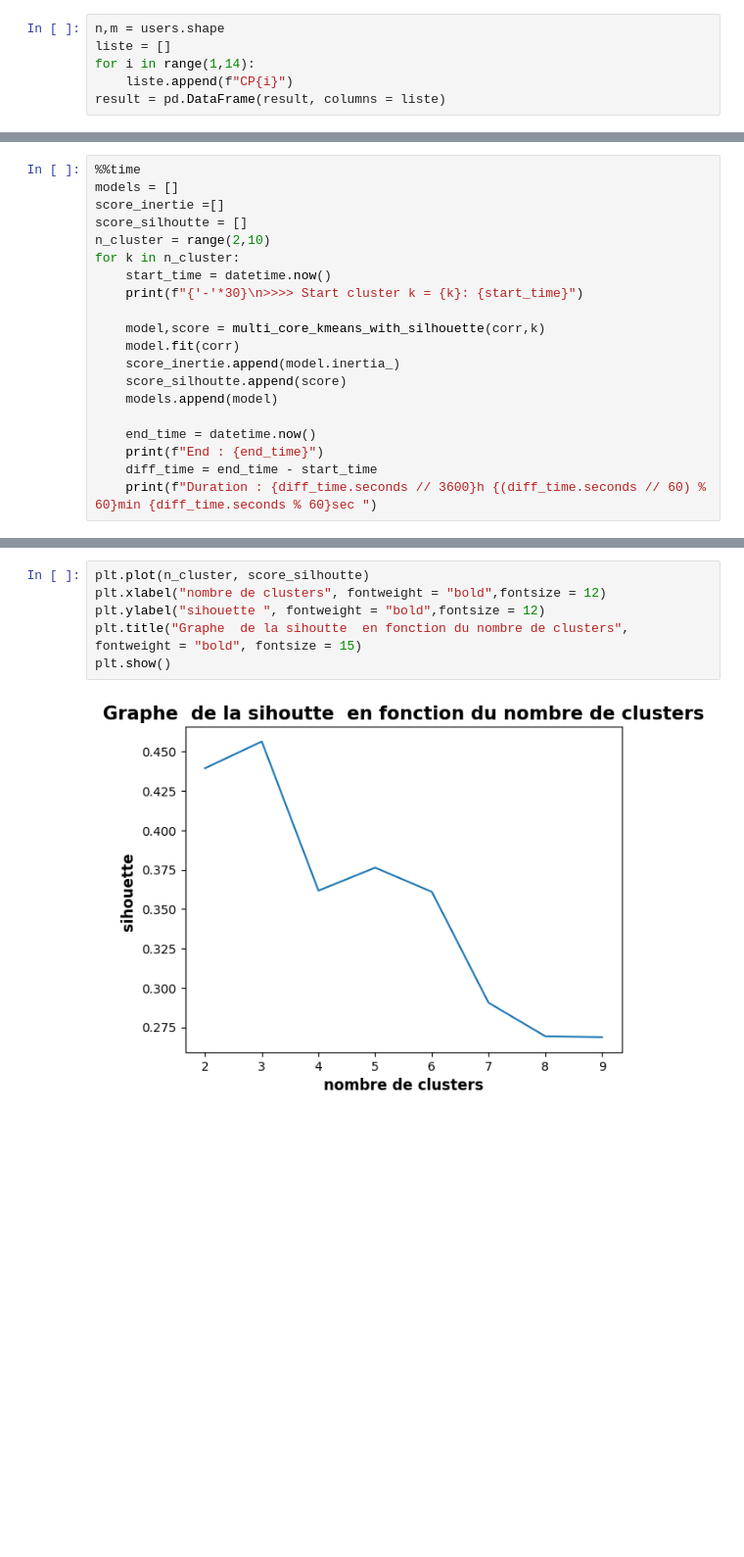
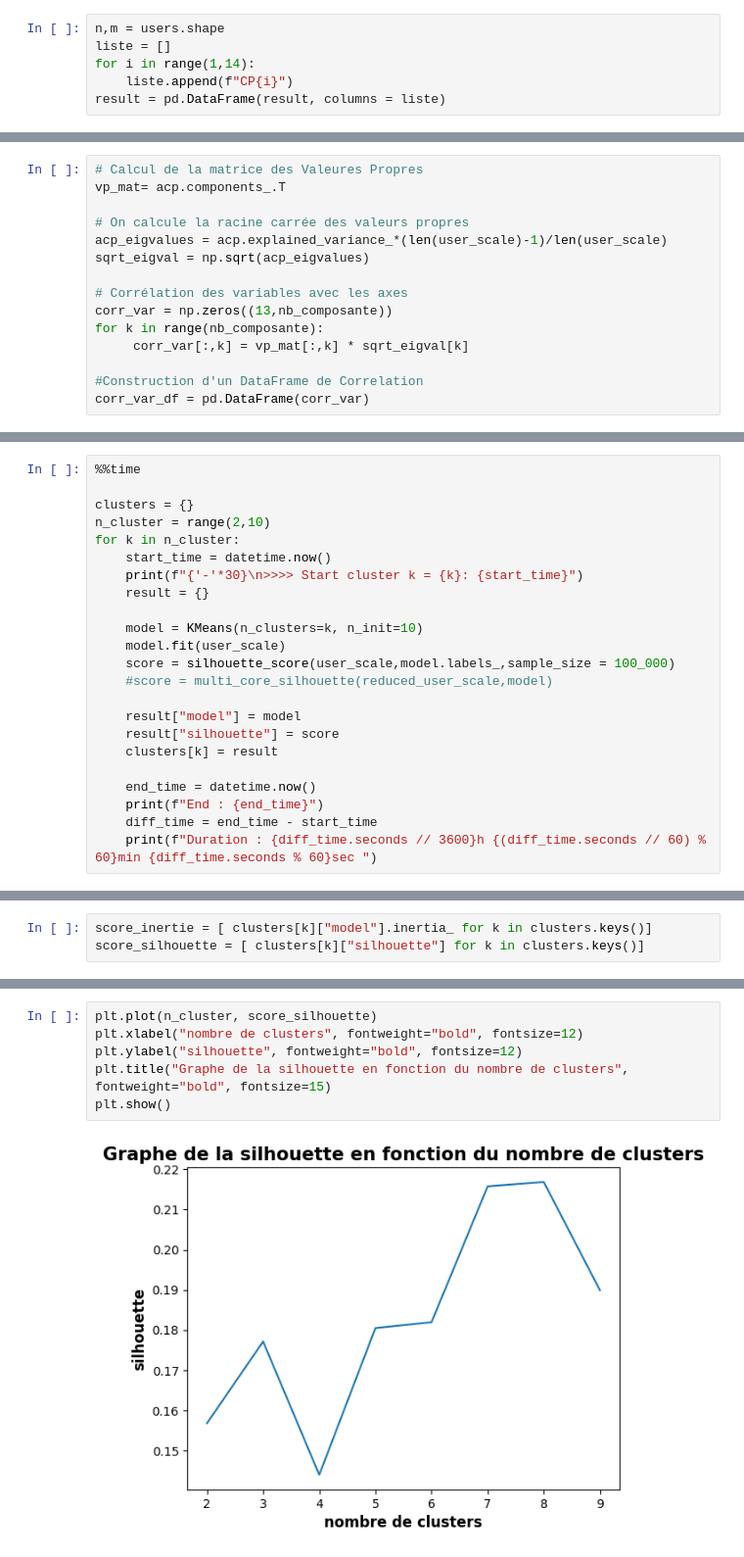
Before and after one commit to Antoine-ValentinCharpentier/Tweet-Analysis, a Jupyter notebook: scripts/utils/acpClustering.ipynb, the cells around one changed output, grey strips where cells are left out. Shown at 98% size. Cells and saved outputs as stored; diff of their text form; blank space fills up the shorter version.

```diff
--- a/scripts/utils/acpClustering.ipynb
+++ b/scripts/utils/acpClustering.ipynb
@@ -175,0 +207,15 @@ corr = acp.fit_transform(users)
+# %%
+# Calcul de la matrice des Valeures Propres
+vp_mat= acp.components_.T
+
+# On calcule la racine carrée des valeurs propres
+acp_eigvalues = acp.explained_variance_*(len(user_scale)-1)/len(user_scale)
+sqrt_eigval = np.sqrt(acp_eigvalues)
+
+# Corrélation des variables avec les axes
+corr_var = np.zeros((13,nb_composante))
+for k in range(nb_composante):
+     corr_var[:,k] = vp_mat[:,k] * sqrt_eigval[k]
+
+#Construction d'un DataFrame de Correlation
+corr_var_df = pd.DataFrame(corr_var)
@@ -176,18 +359,21 @@ corr = acp.fit_transform(users)
 # %%
 %%time
-models = []
-score_inertie =[]
-score_silhoutte = []
+
+clusters = {}
 n_cluster = range(2,10)
 for k in n_cluster:
     start_time = datetime.now()
     print(f"{'-'*30}\n>>>> Start cluster k = {k}: {start_time}")
+    result = {}
 
-    model,score = multi_core_kmeans_with_silhouette(corr,k)
-    model.fit(corr)
-    score_inertie.append(model.inertia_)
-    score_silhoutte.append(score)
-    models.append(model)
+    model = KMeans(n_clusters=k, n_init=10)
+    model.fit(user_scale)
+    score = silhouette_score(user_scale,model.labels_,sample_size = 100_000)
+    #score = multi_core_silhouette(reduced_user_scale,model)
+
+    result["model"] = model
+    result["silhouette"] = score
+    clusters[k] = result
 
     end_time = datetime.now()
     print(f"End : {end_time}")
@@ -214 +400,4 @@ Wall time: 5h 58min 49s
+# %%
+score_inertie = [ clusters[k]["model"].inertia_ for k in clusters.keys()]
+score_silhouette = [ clusters[k]["silhouette"] for k in clusters.keys()]
 # %%
@@ -222,8 +418,8 @@ plt.show()
 # %%
-plt.plot(n_cluster, score_silhoutte)
-plt.xlabel("nombre de clusters", fontweight = "bold",fontsize = 12)
-plt.ylabel("sihouette ", fontweight = "bold",fontsize = 12)
-plt.title("Graphe  de la sihoutte  en fonction du nombre de clusters", fontweight = "bold", fontsize = 15)
+plt.plot(n_cluster, score_silhouette)
+plt.xlabel("nombre de clusters", fontweight="bold", fontsize=12)
+plt.ylabel("silhouette", fontweight="bold", fontsize=12)
+plt.title("Graphe de la silhouette en fonction du nombre de clusters", fontweight="bold", fontsize=15)
 plt.show()
 # %% [output]
-[figure, old version]
+[figure, new version]
```
Also changed, not shown: parts of 72 cells of this notebook.
